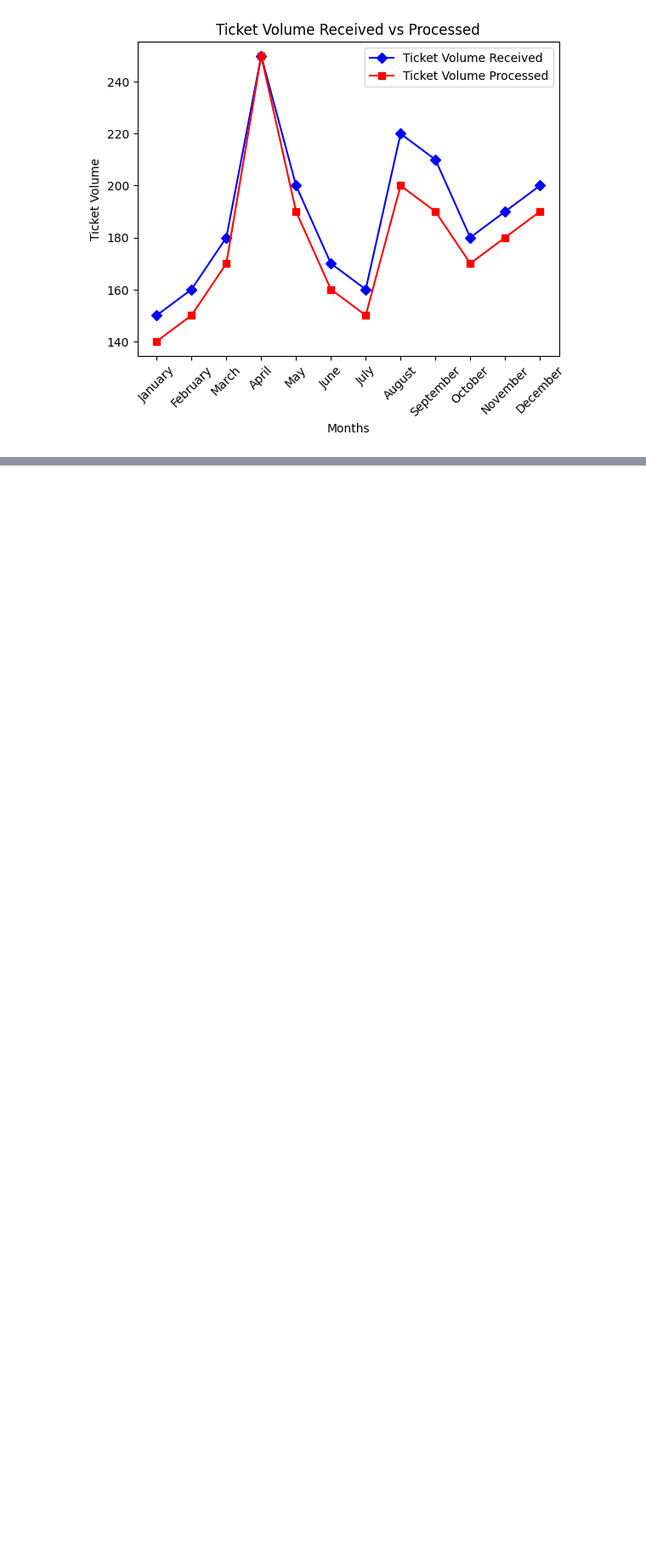
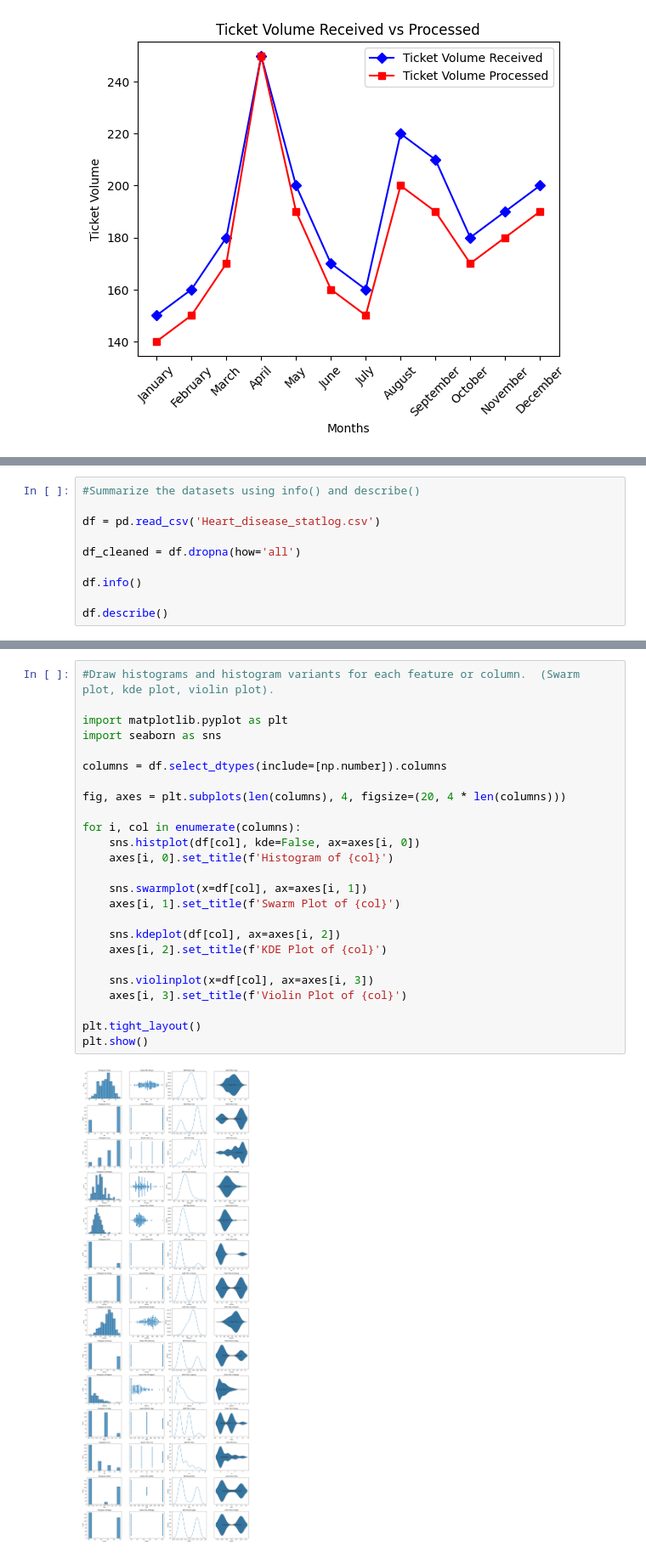
Before and after one commit to acasas11/AI-For-Leaders, a Jupyter notebook: Week6.ipynb, the cells around one changed output, grey strips where cells are left out. Shown at 85% size. Saved outputs shown, nothing was run; the diff lists cells and outputs as text; blank space fills up the shorter version.

```diff
--- a/Week6.ipynb
+++ b/Week6.ipynb
@@ -206,0 +208,10 @@ plt.show()
+# %%
+#Summarize the datasets using info() and describe()
+
+df = pd.read_csv('Heart_disease_statlog.csv')
+
+df_cleaned = df.dropna(how='all')
+
+df.info()
+
+df.describe()
@@ -206,0 +286,27 @@ plt.show()
+# %%
+#Draw histograms and histogram variants for each feature or column.  (Swarm plot, kde plot, violin plot).
+
+import matplotlib.pyplot as plt
+import seaborn as sns
+
+columns = df.select_dtypes(include=[np.number]).columns
+
+fig, axes = plt.subplots(len(columns), 4, figsize=(20, 4 * len(columns)))
+
+for i, col in enumerate(columns):
+    sns.histplot(df[col], kde=False, ax=axes[i, 0])
+    axes[i, 0].set_title(f'Histogram of {col}')
+
+    sns.swarmplot(x=df[col], ax=axes[i, 1])
+    axes[i, 1].set_title(f'Swarm Plot of {col}')
+
+    sns.kdeplot(df[col], ax=axes[i, 2])
+    axes[i, 2].set_title(f'KDE Plot of {col}')
+
+    sns.violinplot(x=df[col], ax=axes[i, 3])
+    axes[i, 3].set_title(f'Violin Plot of {col}')
+
+plt.tight_layout()
+plt.show()
+# %% [output]
+[figure, added]
```
Also changed, not shown: parts of 5 cells of this notebook.
